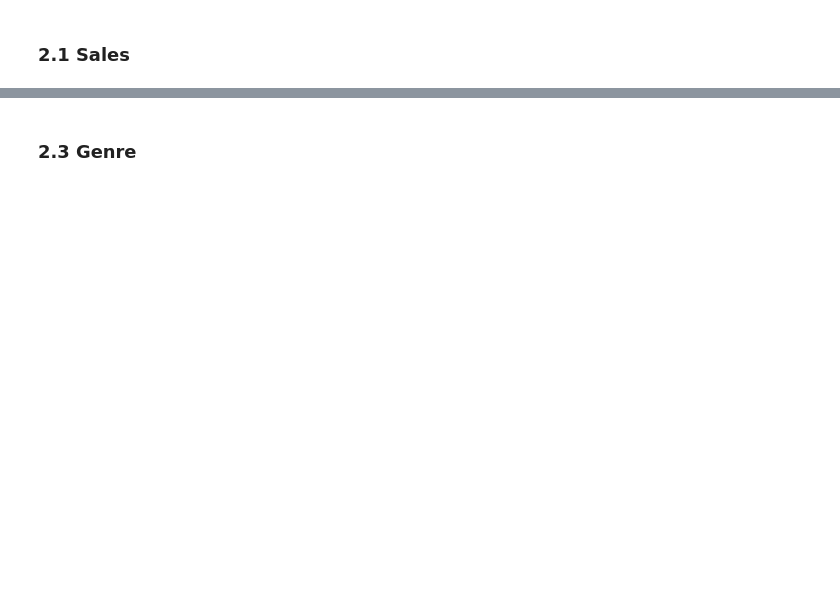
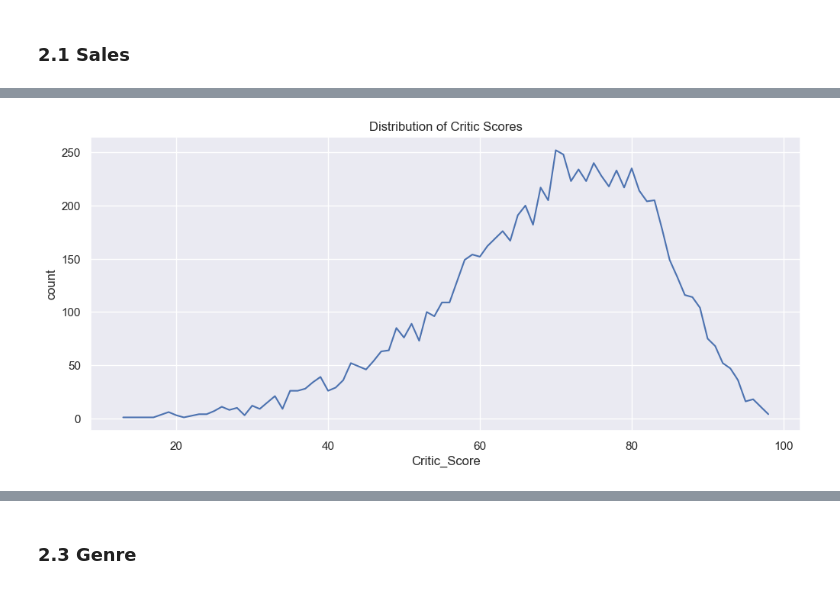
Before and after one commit to skalenjr/Video-Games-Sales-Analysis, a Jupyter notebook: VideoGames.ipynb, the cells around one changed output, grey strips where cells are left out. Drawn from its saved outputs; the diff is of its cells as text; code cells hidden in the pictures; blank space fills up the shorter version.

```diff
--- a/VideoGames.ipynb
+++ b/VideoGames.ipynb
@@ -130,2 +363,11 @@ plt.show()
+# %%
+plt.figure(figsize=(12,5))
+count_scores = video_games_df['Critic_Score'].value_counts(sort = False).reset_index().sort_values('index')
+count_scores.columns = ['Critic_Score', 'count']
+sns.lineplot(data=count_scores, x='Critic_Score', y='count')
+plt.title('Distribution of Critic Scores')
+plt.show()
+# %% [output]
+[figure, added]
 # %%
 plt.figure(figsize=(12,5))
```
Also changed, not shown: parts of 63 cells of this notebook.
